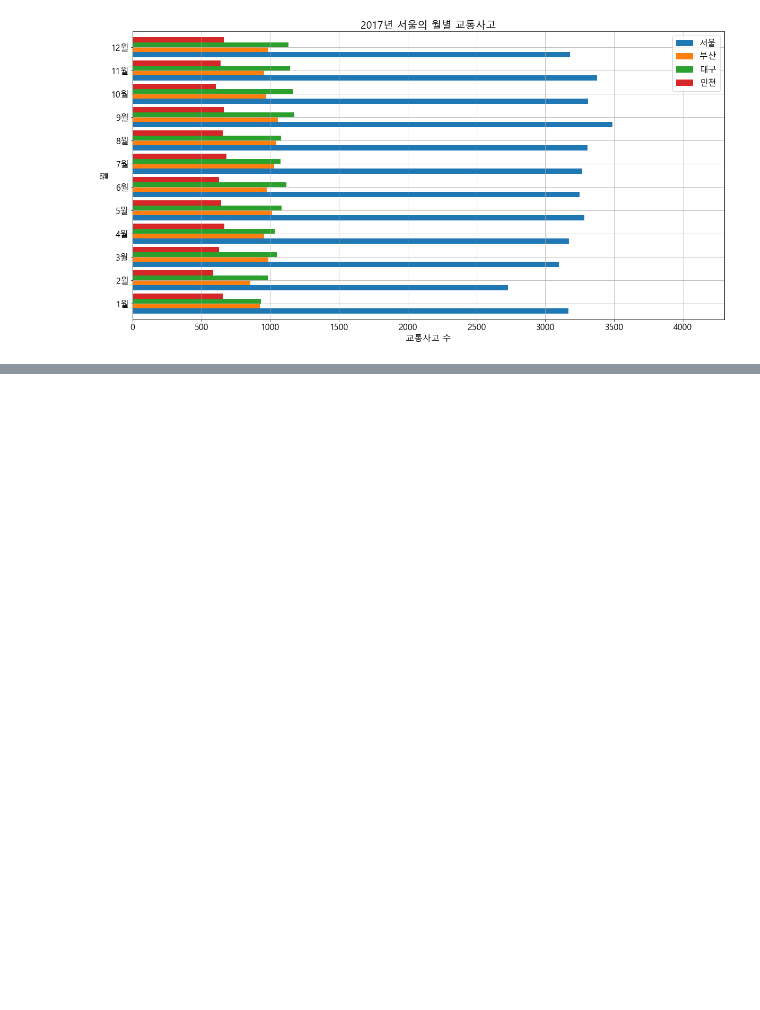
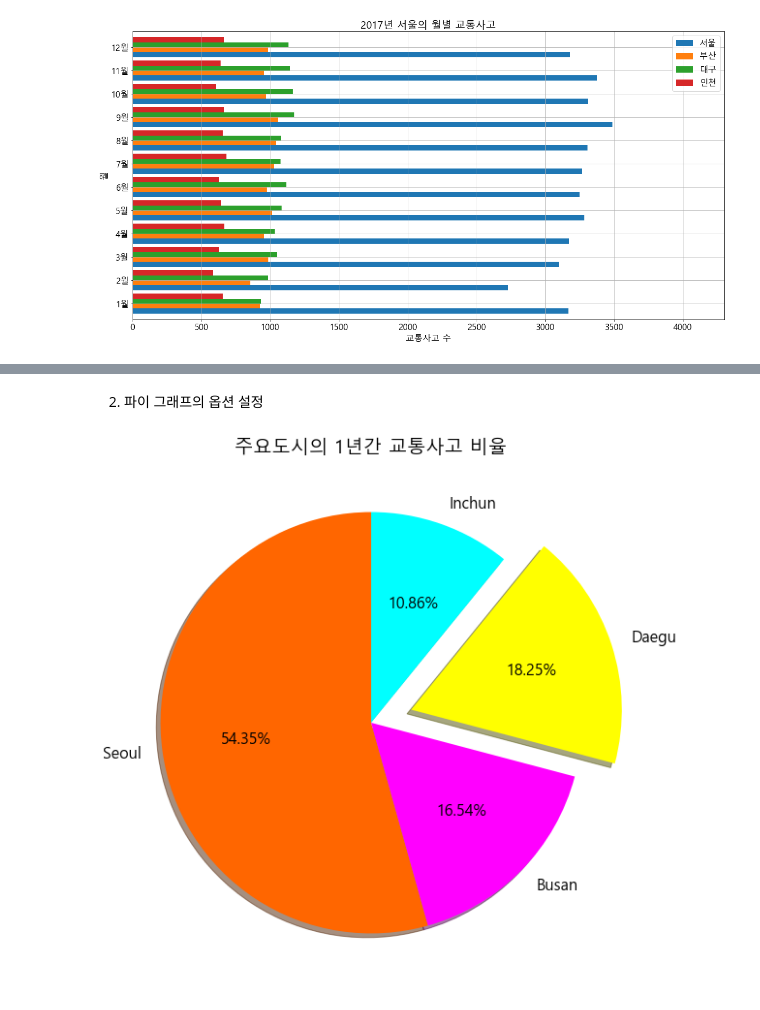
Before and after one commit to nice0001-angelo/DataAnalysis, a Jupyter notebook: 13-Pandas시각화.ipynb, the cells around one changed output, grey strips where cells are left out. Drawn from its saved outputs; the diff is of its cells as text; code cells hidden in the pictures; blank space fills up the shorter version.

```diff
--- a/13-Pandas시각화.ipynb
+++ b/13-Pandas시각화.ipynb
@@ -234,0 +271,24 @@ pyplot.show()
+# %% [markdown]
+2) 파이 그래프의 옵션 설정
+# %%
+# 라벨
+라벨 = ['Seoul','Busan','Daegu','Inchun']
+
+# 각 항목의 색상
+색상 = ['#ff6600','#ff00ff','#ffff00','#00ffff']
+
+# 확대비율
+비율 = [0.0, 0.0, 0.2, 0.0]
+
+#파이 그래프에 각각의 옵션 적용
+교통사고합계['교통사고'].plot.pie(labels=라벨, colors=색상, explode=비율, autopct='%0.2f%%', shadow=True, startangle=90)
+
+# y축 라벨 표시 안함
+pyplot.ylabel(None)
+
+# 제목지정
+pyplot.title("주요도시의 1년간 교통사고 비율")
+
+pyplot.show()
+# %% [output]
+[figure, added]
```
Also changed, not shown: parts of 8 cells of this notebook.
